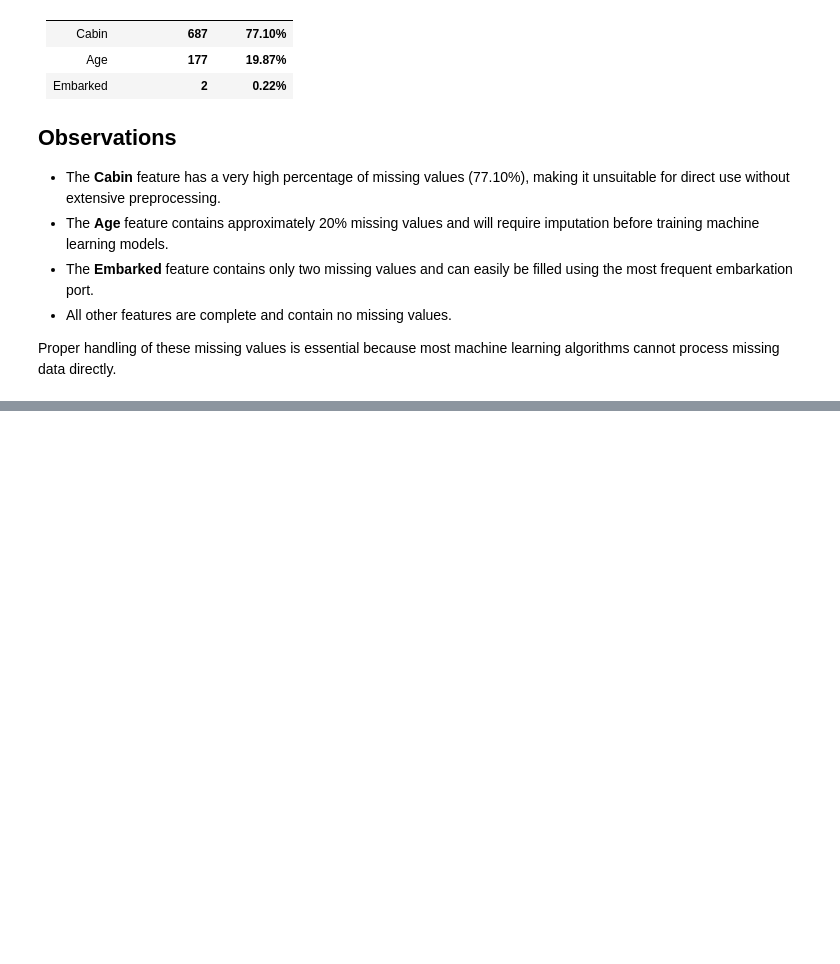
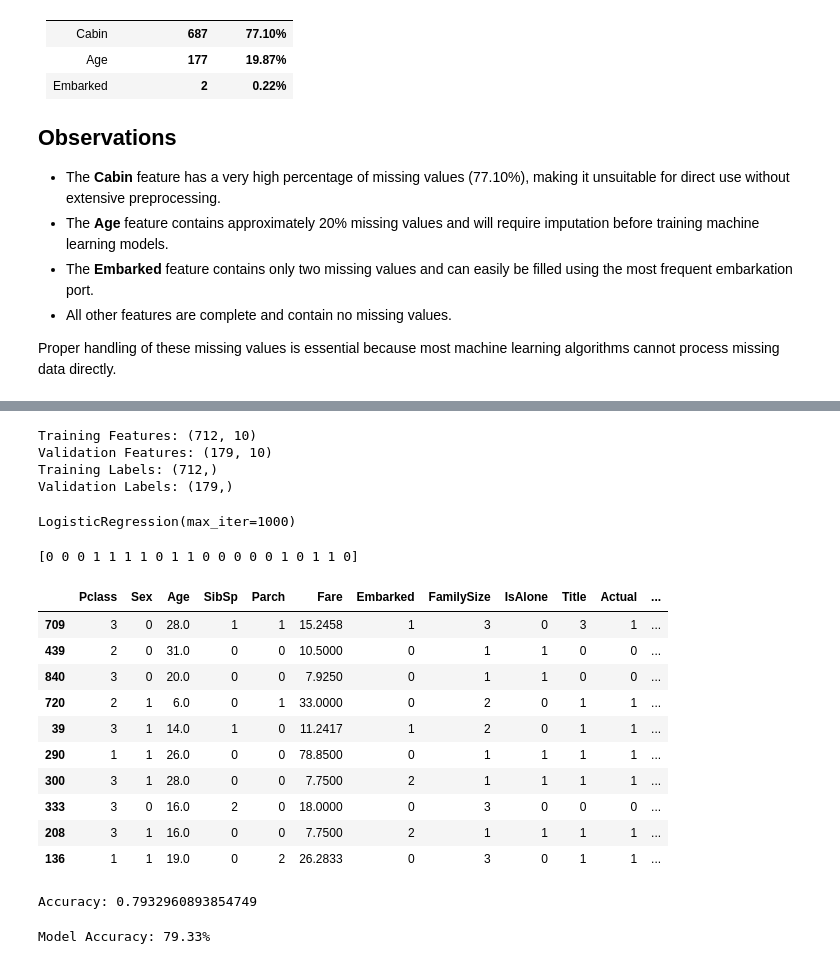
Before and after one commit to jenfanendatascience-ship-it/AI-Portfolio-2026, a Jupyter notebook: 07_Kaggle/Titanic/notebooks/Titanic_EDA.ipynb, the cells around one changed output, grey strips where cells are left out. Drawn from its saved outputs; the diff is of its cells as text; code cells hidden in the pictures; blank space fills up the shorter version.

```diff
--- a/07_Kaggle/Titanic/notebooks/Titanic_EDA.ipynb
+++ b/07_Kaggle/Titanic/notebooks/Titanic_EDA.ipynb
@@ -566,0 +1170,8 @@ Proper handling of these missing values is essential because most machine learni
+# %%
+# ==================================
+# Define Features and Target
+# ==================================
+
+X = train_clean.drop("Survived", axis=1)
+
+y = train_clean["Survived"]
@@ -566,0 +1200,15 @@ Proper handling of these missing values is essential because most machine learni
+# %%
+print("Training Features:", X_train.shape)
+print("Validation Features:", X_valid.shape)
+print("Training Labels:", y_train.shape)
+print("Validation Labels:", y_valid.shape)
+# %% [output]
+Training Features: (712, 10)
+Validation Features: (179, 10)
+Training Labels: (712,)
+Validation Labels: (179,)
+# %%
+model = LogisticRegression(max_iter=1000)
+model.fit(X_train, y_train)
+# %% [output]
+LogisticRegression(max_iter=1000)
@@ -566,0 +1221,33 @@ Proper handling of these missing values is essential because most machine learni
+# %%
+print(y_pred[:20])
+# %% [output]
+[0 0 0 1 1 1 1 0 1 1 0 0 0 0 0 1 0 1 1 0]
+# %%
+comparison = X_valid.copy()
+
+comparison["Actual"] = y_valid.values
+comparison["Predicted"] = y_pred
+
+comparison.head(10)
+# %% [output]
+|  | Pclass | Sex | Age | SibSp | Parch | Fare | Embarked | FamilySize | IsAlone | Title | Actual | ... |
+| 709 | 3 | 0 | 28.0 | 1 | 1 | 15.2458 | 1 | 3 | 0 | 3 | 1 | ... |
+| 439 | 2 | 0 | 31.0 | 0 | 0 | 10.5000 | 0 | 1 | 1 | 0 | 0 | ... |
+| 840 | 3 | 0 | 20.0 | 0 | 0 | 7.9250 | 0 | 1 | 1 | 0 | 0 | ... |
+| 720 | 2 | 1 | 6.0 | 0 | 1 | 33.0000 | 0 | 2 | 0 | 1 | 1 | ... |
+| 39 | 3 | 1 | 14.0 | 1 | 0 | 11.2417 | 1 | 2 | 0 | 1 | 1 | ... |
+| 290 | 1 | 1 | 26.0 | 0 | 0 | 78.8500 | 0 | 1 | 1 | 1 | 1 | ... |
+| 300 | 3 | 1 | 28.0 | 0 | 0 | 7.7500 | 2 | 1 | 1 | 1 | 1 | ... |
+| 333 | 3 | 0 | 16.0 | 2 | 0 | 18.0000 | 0 | 3 | 0 | 0 | 0 | ... |
+| 208 | 3 | 1 | 16.0 | 0 | 0 | 7.7500 | 2 | 1 | 1 | 1 | 1 | ... |
+| 136 | 1 | 1 | 19.0 | 0 | 2 | 26.2833 | 0 | 3 | 0 | 1 | 1 | ... |
+# %%
+accuracy = accuracy_score(y_valid, y_pred)
+
+print("Accuracy:", accuracy)
+# %% [output]
+Accuracy: 0.7932960893854749
+# %%
+print(f"Model Accuracy: {accuracy:.2%}")
+# %% [output]
+Model Accuracy: 79.33%
```
Also changed, not shown: parts of 71 cells of this notebook.
